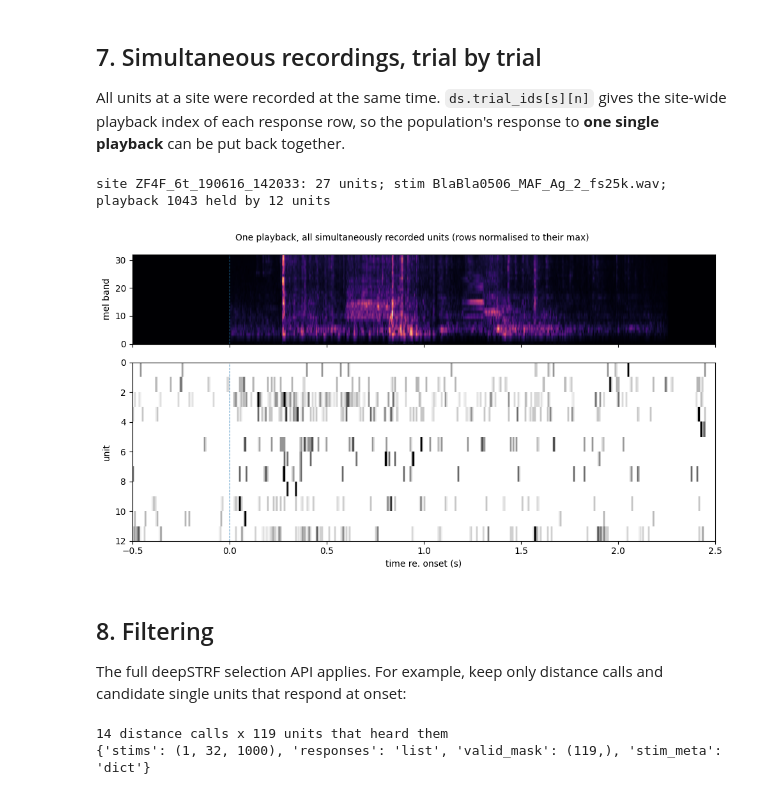
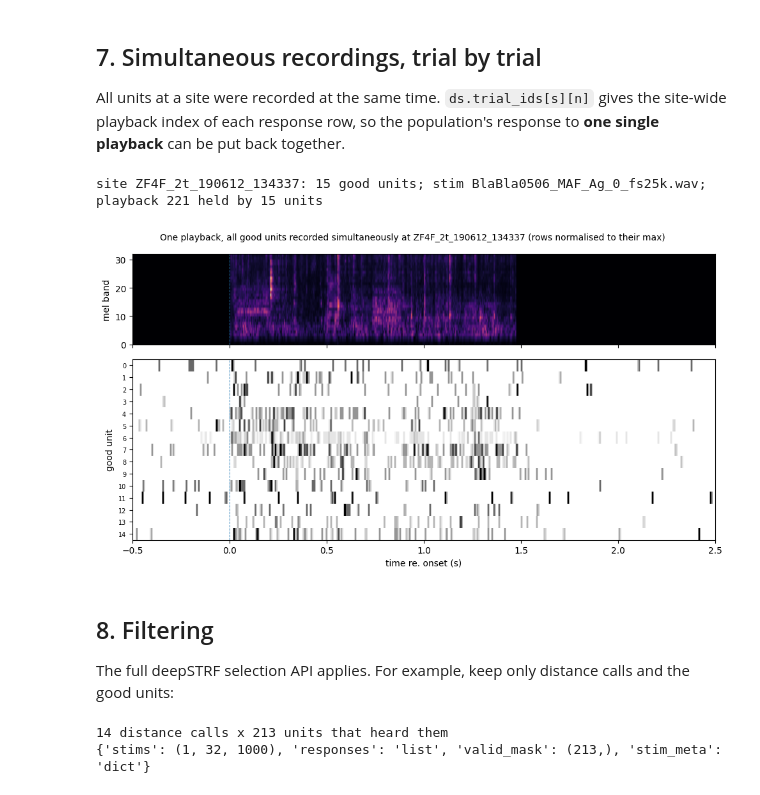
Before and after one commit to urancon/deepSTRF, a Jupyter notebook: examples/aa5_inspection.ipynb, the cells around one changed output. Saved outputs shown, nothing was run; the diff lists cells and outputs as text; code cells hidden in the pictures.

```diff
--- a/examples/aa5_inspection.ipynb
+++ b/examples/aa5_inspection.ipynb
@@ -137,8 +137,8 @@ cut), responds clearly at onset (high `auditory_z`), and has at least
 def enough(s, n, k=6):
     return bool(m[s, n]) and ds.responses[s][n].shape[0] >= k
 
-cands = [(ds.nrn_meta[n]['auditory_z'], n) for n in range(ds.N_neurons)
-         if (ds.nrn_meta[n]['spike_snr'] or 0) > 5]
+good = ds.select_good_units()
+cands = [(ds.nrn_meta[n]['reliability'], n) for n in good]
 for z, n_idx in sorted(cands, reverse=True):
     picks = {}
     for s in calls:
@@ -149,5 +149,5 @@ for z, n_idx in sorted(cands, reverse=True):
         break
 picks = dict(list(picks.items())[:4])
 nm = ds.nrn_meta[n_idx]
-print({k: nm[k] for k in ('cell_id', 'site', 'depth_um', 'spike_snr', 'auditory_z', 'n_trials')})
+print({k: nm[k] for k in ('cell_id', 'site', 'depth_um', 'spike_snr', 'reliability', 'n_trials')})
 # %% [output]
@@ -240,0 +228,20 @@ fig.tight_layout()
+# %%
+snr = np.array([n['spike_snr'] for n in ds.nrn_meta], float)
+rel = np.array([n['reliability'] for n in ds.nrn_meta], float)
+bird = np.array([n['animal_id'] for n in ds.nrn_meta])
+good = set(ds.select_good_units()); ds.reset_pop_selection()
+fig, axes = plt.subplots(1, 2, figsize=(12, 4))
+for b, c in zip(['ZF4F', 'ZF5M', 'ZF6M', 'ZF7F'], ['C0', 'C3', 'C2', 'C1']):
+    axes[0].scatter(snr[bird == b], rel[bird == b], s=7, color=c, alpha=0.6, label=b)
+axes[0].axvline(5, color='k', lw=0.7, ls='--'); axes[0].axhline(0.1, color='k', lw=0.7, ls='--')
+axes[0].set_xlabel('spike_snr (sorting quality)'); axes[0].set_ylabel('reliability (response repeatability)')
+axes[0].set_title(f'{len(good)}/{len(snr)} good units (upper right of the dashed lines)', fontsize=9)
+axes[0].legend(fontsize=7, markerscale=2)
+counts = [[sum(1 for n in range(ds.N_neurons) if bird[n] == b and c(n)) for b in ['ZF4F', 'ZF5M', 'ZF6M', 'ZF7F']]
+          for c in (lambda n: True, lambda n: snr[n] > 5, lambda n: n in good)]
+x = np.arange(4)
+for k, (lab, col) in enumerate(zip(['all units', 'spike_snr > 5', 'good units'], ['0.75', '0.5', 'C0'])):
+    axes[1].bar(x + (k - 1) * 0.27, counts[k], width=0.27, color=col, label=lab)
+axes[1].set_xticks(x, ['ZF4F', 'ZF5M', 'ZF6M', 'ZF7F']); axes[1].set_ylabel('# units')
+axes[1].set_title('Units per bird under each criterion', fontsize=9); axes[1].legend(fontsize=7)
+fig.tight_layout()
@@ -272,41 +286,43 @@ All units at a site were recorded at the same time. `ds.trial_ids[s][n]`
 gives the site-wide playback index of each response row, so the
 population's response to **one single playback** can be put back together.
 # %%
-site = max(ds.sites, key=lambda st: sum(n['site'] == st for n in ds.nrn_meta))
-units = [n for n in range(ds.N_neurons) if ds.nrn_meta[n]['site'] == site]
+good = set(ds.select_good_units()); ds.reset_pop_selection()
+site = max(ds.sites, key=lambda st: sum(ds.nrn_meta[n]['site'] == st for n in good))
+units = [n for n in sorted(good) if ds.nrn_meta[n]['site'] == site]
 s = max(calls, key=lambda s: sum(bool(m[s, n]) for n in units))
 common = set.intersection(*[set(ds.trial_ids[s][n]) for n in units if m[s, n]])
 trial = sorted(common)[0] if common else ds.trial_ids[s][next(n for n in units if m[s, n])][0]
 rows = [(n, ds.responses[s][n][ds.trial_ids[s][n].index(trial)].numpy())
         for n in units if m[s, n] and trial in ds.trial_ids[s][n]]
-print(f'site {site}: {len(units)} units; stim {ds.stim_meta[s]["name"]}; playback {trial} held by {len(rows)} units')
+print(f'site {site}: {len(units)} good units; stim {ds.stim_meta[s]["name"]}; playback {trial} held by {len(rows)} units')
 
 fig, axes = plt.subplots(2, 1, figsize=(10, 5.5), sharex=True, gridspec_kw={'height_ratios': [1, 2]})
 axes[0].imshow(ds.stims[s][0].numpy(), origin='lower', aspect='auto', cmap='magma', extent=[t[0], t[-1], 0, ds.F])
 axes[0].set_ylabel('mel band')
 mat = np.stack([r for _, r in rows]); mat = mat / (mat.max(1, keepdims=True) + 1e-9)
 axes[1].imshow(mat, aspect='auto', cmap='Greys', interpolation='nearest', extent=[t[0], t[-1], len(rows), 0])
-axes[1].set_ylabel('unit'); axes[1].set_xlabel('time re. onset (s)')
+axes[1].set_ylabel('good unit'); axes[1].set_xlabel('time re. onset (s)')
+axes[1].set_yticks(np.arange(len(rows)) + 0.5, [str(k) for k in range(len(rows))], fontsize=7)
 for ax in axes:
     ax.axvline(0, color='C0', ls='--', lw=0.7)
 axes[0].set_xlim(-0.5, 2.5)
-fig.suptitle(f'One playback, all simultaneously recorded units (rows normalised to their max)', fontsize=10)
+fig.suptitle(f'One playback, all good units recorded simultaneously at {site} (rows normalised to their max)', fontsize=10)
 fig.tight_layout()
 # %% [output]
-site ZF4F_6t_190616_142033: 27 units; stim BlaBla0506_MAF_Ag_2_fs25k.wav; playback 1043 held by 12 units
+site ZF4F_2t_190612_134337: 15 good units; stim BlaBla0506_MAF_Ag_0_fs25k.wav; playback 221 held by 15 units
-[figure, old version]
+[figure, new version]
 # %% [markdown]
 ## 8. Filtering
 
 The full deepSTRF selection API applies. For example, keep only distance
-calls and candidate single units that respond at onset:
+calls and the good units:
 # %%
 ds.reset_stim_selection(); ds.reset_pop_selection()
 ds.select_call_type('DC')
-ds.select_pop_by_nrn_predicate(lambda n: (n['spike_snr'] or 0) > 5 and n['auditory_z'] > 0.3)
+ds.select_good_units()
 print(f'{len(ds)} distance calls x {ds.n_selected} units that heard them')
 batch = ds[0]
 print({k: (tuple(v.shape) if torch.is_tensor(v) else type(v).__name__) for k, v in batch.items()})
 # %% [output]
-14 distance calls x 119 units that heard them
-{'stims': (1, 32, 1000), 'responses': 'list', 'valid_mask': (119,), 'stim_meta': 'dict'}
+14 distance calls x 213 units that heard them
+{'stims': (1, 32, 1000), 'responses': 'list', 'valid_mask': (213,), 'stim_meta': 'dict'}
```
Also changed, not shown: parts of 13 cells of this notebook.
